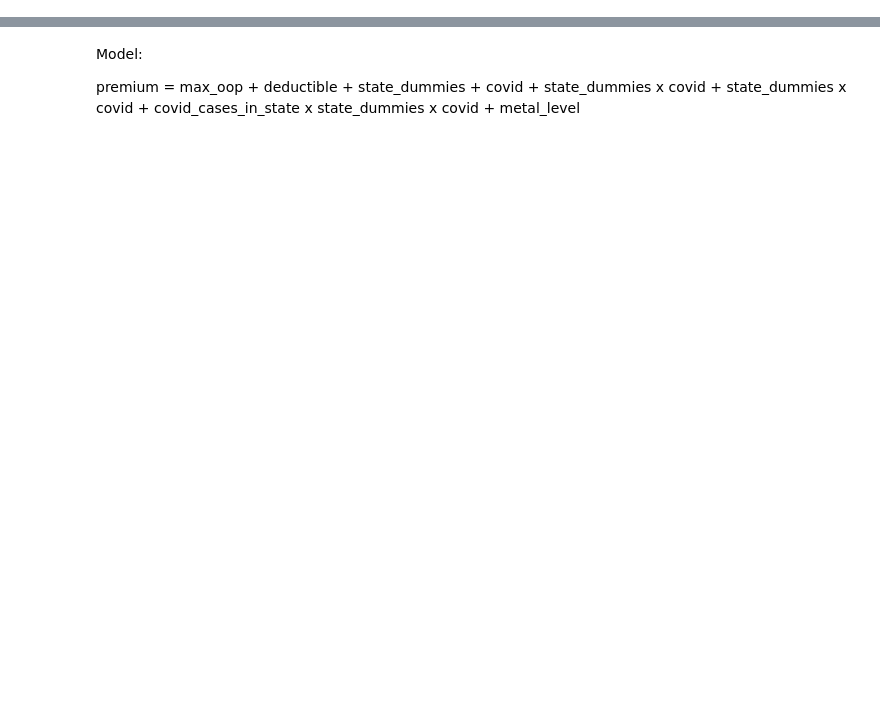
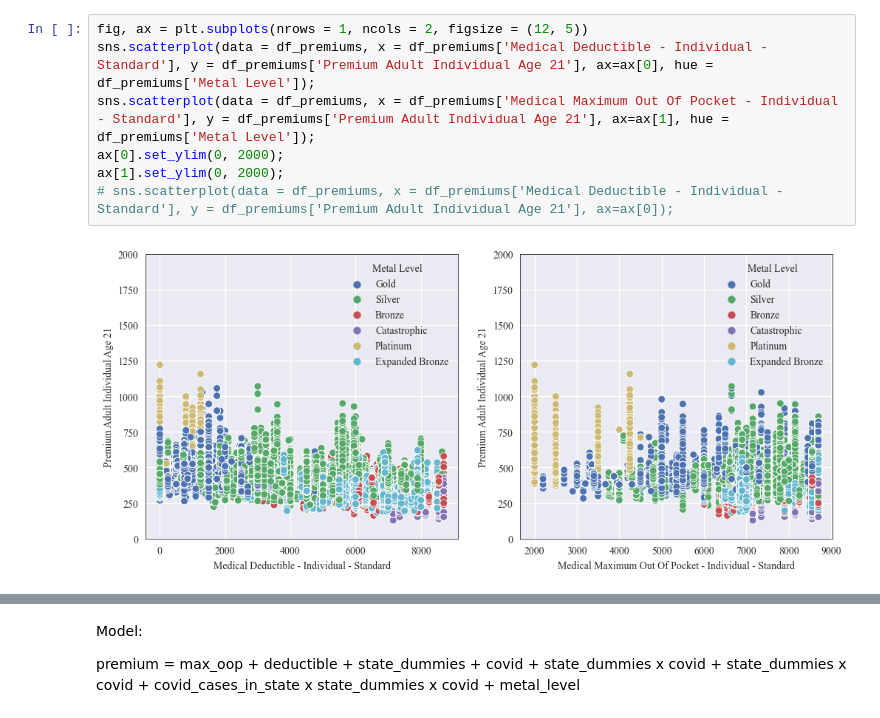
Before and after one commit to samaypanwar/HEALTH-ECONS, a Jupyter notebook: group_project/EDA.ipynb, the cells around one changed output, grey strips where cells are left out. Drawn from its saved outputs; the diff is of its cells as text; blank space fills up the shorter version.

```diff
--- a/group_project/EDA.ipynb
+++ b/group_project/EDA.ipynb
@@ -93,4 +119,13 @@ sns.histplot(df['Premium Adult Individual Age 21'], bins = 25, ax=ax[2]);
 # %% [output]
 [figure]
+# %%
+fig, ax = plt.subplots(nrows = 1, ncols = 2, figsize = (12, 5))
+sns.scatterplot(data = df_premiums, x = df_premiums['Medical Deductible - Individual - Standard'], y = df_premiums['Premium Adult Individual Age 21'], ax=ax[0], hue = df_premiums['Metal Level']);
+sns.scatterplot(data = df_premiums, x = df_premiums['Medical Maximum Out Of Pocket - Individual - Standard'], y = df_premiums['Premium Adult Individual Age 21'], ax=ax[1], hue = df_premiums['Metal Level']);
+ax[0].set_ylim(0, 2000);
+ax[1].set_ylim(0, 2000);
+# sns.scatterplot(data = df_premiums, x = df_premiums['Medical Deductible - Individual - Standard'], y = df_premiums['Premium Adult Individual Age 21'], ax=ax[0]);
+# %% [output]
+[figure, added]
 # %%
 fig, ax = plt.subplots(nrows = 1, ncols = 3, figsize = (18, 5))
```
Also changed, not shown: parts of 25 cells of this notebook, 22 other files.
